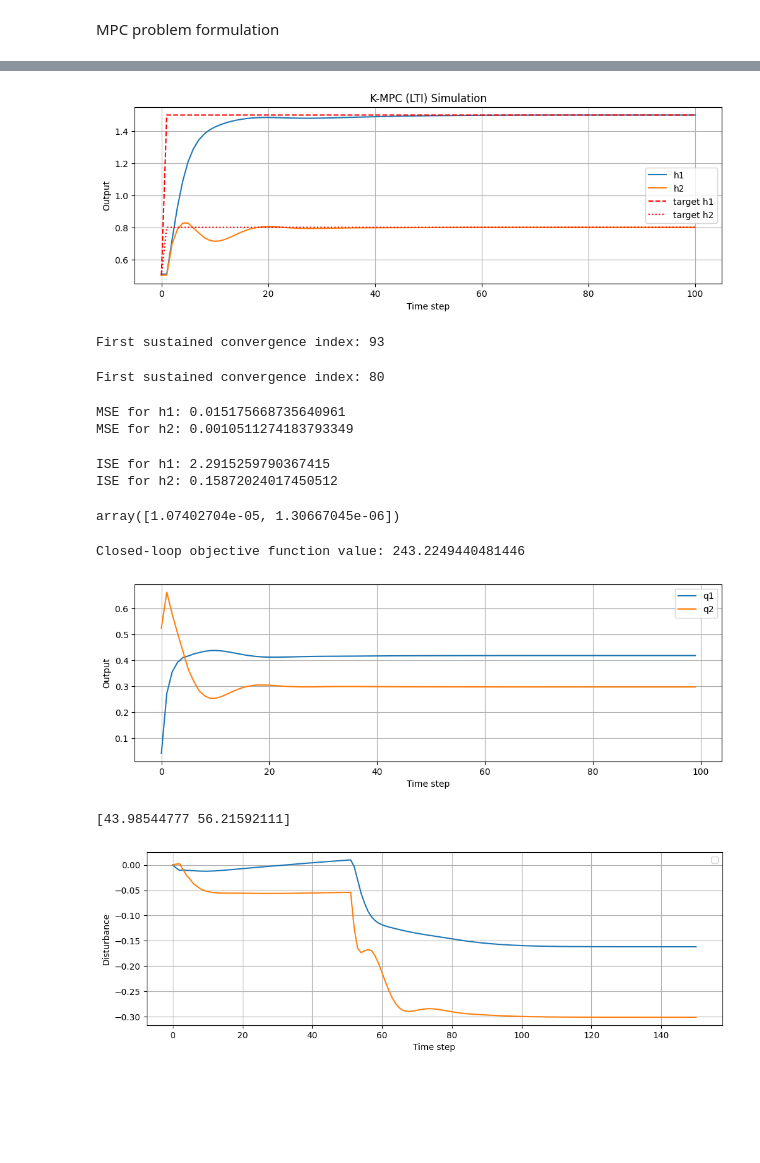
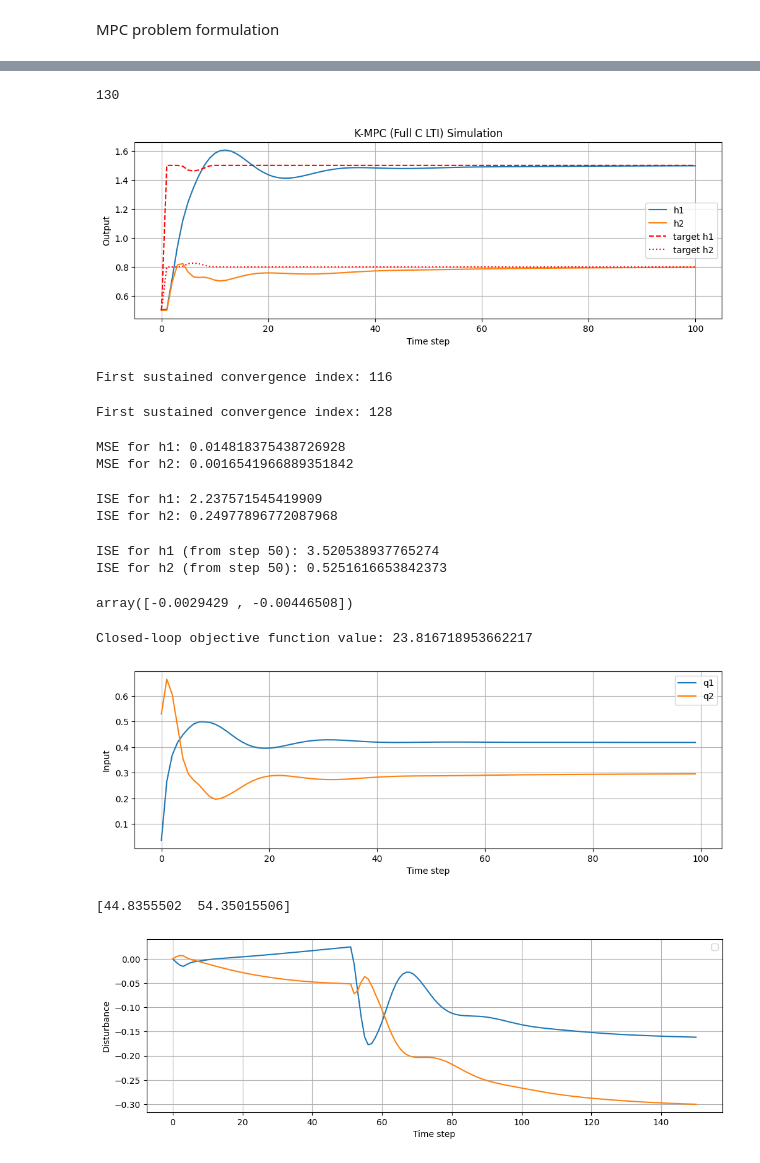
Before and after one commit to PatrikValabek/offset-free-koopman-mpc, a Jupyter notebook: offset_free_C.ipynb, the cells around one changed output, grey strips where cells are left out. Cells and saved outputs as stored; diff of their text form; code cells hidden in the pictures; blank space fills up the shorter version.

```diff
--- a/offset_free_C.ipynb
+++ b/offset_free_C.ipynb
@@ -251,6 +251,8 @@ user_limit
 # %%
+import time
 
 sim_time = 150
+optimal = 0
 Ts = 1
 z_sim = np.zeros((nz+nd, sim_time+1))
 y_sim = np.zeros((ny, sim_time+1))
@@ -258,23 +260,35 @@ u_sim = np.zeros((nu, sim_time))
 ys_sim = np.zeros((ny, sim_time+1))
 zs_sim = np.zeros((nz, sim_time+1))
 y_sp.value = scaler.transform(np.array([[0.5,0.5]]))[0]
+
+total_time_target = 0
+total_time_mpc = 0
+
+start_time_target = time.time()
 target_estimation.solve(solver=cp.GUROBI)
+end_time_target = time.time()
+print(f"Target estimation solve time: {end_time_target - start_time_target:.4f} seconds")
+total_time_target += end_time_target - start_time_target
 z_ref.value = z_s.value
 
 y_sim_descaled = np.zeros((ny, sim_time+1))
 u_sim_descaled = np.zeros((nu, sim_time))
-
 
 z_sim[:, 0] = z_est_.flatten()
 y_sim[:, 0] = y_start.flatten()
 ys_sim[:, 0] = y_s.value
 zs_sim[:, 0] = z_s.value
 y_sim_descaled[:, 0] = scaler.inverse_transform(y_sim[:, 0].reshape(1,-1))[0]
+
 for k in range(sim_time):
     if k == 50:
         y_sp.value = y_setpoint
     # solve MPC
+    start_time_mpc = time.time()
     mpc.solve(solver=cp.GUROBI)
+    end_time_mpc = time.time()
+    print(f"MPC solve time at step {k}: {end_time_mpc - start_time_mpc:.4f} seconds")
+    total_time_mpc += end_time_mpc - start_time_mpc
     u_sim[:, k] = u[:,0].value
     u_sim_descaled[:, k] = scalerU.inverse_transform(u_sim[:, k].reshape(1,-1))[0]
 
@@ -287,13 +301,21 @@ for k in range(sim_time):
     z_sim[:, k+1] = KF.step(u_sim[:, k], y_sim[:, k]).flatten()
 
     # update initial conditions
-    #y0.value = y_sim[:, k+1]
     z0.value = z_sim[:nz, k+1]
     d0.value = z_sim[nz:, k+1]
+    start_time_target = time.time()
     target_estimation.solve(solver=cp.GUROBI)
+    end_time_target = time.time()
+    print(f"Target estimation solve time at step {k}: {end_time_target - start_time_target:.4f} seconds")
+    total_time_target += end_time_target - start_time_target
     ys_sim[:, k+1] = y_s.value
     zs_sim[:, k+1] = z_s.value
     z_ref.value = z_s.value
     u_prev.value = u_sim[:, k]
     print(mpc.status)
+    if mpc.status == "optimal":
+        optimal += 1
+
+print(f"Total time spent in target estimation: {total_time_target:.4f} seconds")
+print(f"Total time spent in MPC solve: {total_time_mpc:.4f} seconds")
 # %% [output]
@@ -330,18 +458,22 @@ SolverError: Solver 'GUROBI' failed. Try another solver, or solve with verbose=T
+# %%
+optimal
+# %% [output]
+130
 # %%
 # plot results
 plt.figure(figsize=(12, 8))
 plt.subplot(2, 1, 1)
 plt.plot(y_sim_descaled[0,50:], label='h1')
 plt.plot(y_sim_descaled[1,50:], label='h2')
 plt.plot(scaler.inverse_transform(ys_sim.T).T[0,50:], color='red', linestyle='--', label='target h1')
 plt.plot(scaler.inverse_transform(ys_sim.T).T[1,50:], color='red', linestyle=':', label='target h2')
 plt.xlabel('Time step')
-plt.title('K-MPC (LTI) Simulation')
+plt.title('K-MPC (Full C LTI) Simulation')
 plt.ylabel('Output')
 plt.legend()
 plt.grid(True)
 # %% [output]
-[figure, old version]
+[figure, new version]
 # %%
 e = 0.01  # Tolerance
 
@@ -355,7 +487,7 @@ for i in range(len(y_sim[0])):
 else:
     print("No sustained convergence found.")
 # %% [output]
-First sustained convergence index: 93
+First sustained convergence index: 116
 # %%
 e = 0.01  # Tolerance
 
@@ -369,7 +501,7 @@ for i in range(len(y_sim[0])):
 else:
     print("No sustained convergence found.")
 # %% [output]
-First sustained convergence index: 80
+First sustained convergence index: 128
 # %%
 from sklearn.metrics import mean_squared_error
 
@@ -383,8 +515,8 @@ mse_h2 = mean_squared_error(ys_sim_descaled[1], y_sim_descaled[1])
 print(f"MSE for h1: {mse_h1}")
 print(f"MSE for h2: {mse_h2}")
 # %% [output]
-MSE for h1: 0.015175668735640961
-MSE for h2: 0.0010511274183793349
+MSE for h1: 0.014818375438726928
+MSE for h2: 0.0016541966889351842
 # %%
 from numpy import trapz
 
@@ -395,24 +527,37 @@ ise_h2 = trapz((ys_sim_descaled[1] - y_sim_descaled[1])**2)
 print(f"ISE for h1: {ise_h1}")
 print(f"ISE for h2: {ise_h2}")
 # %% [output]
-ISE for h1: 2.2915259790367415
-ISE for h2: 0.15872024017450512
+ISE for h1: 2.237571545419909
+ISE for h2: 0.24977896772087968
+# %%
+from numpy import trapz
+
+# Compute ISE for y_sim starting from step 50
+ise_h1 = trapz((y_sim[0, 50:] - y_setpoint[0])**2)
+ise_h2 = trapz((y_sim[1, 50:] - y_setpoint[1])**2)
+
+print(f"ISE for h1 (from step 50): {ise_h1}")
+print(f"ISE for h2 (from step 50): {ise_h2}")
+# %% [output]
+ISE for h1 (from step 50): 3.520538937765274
+ISE for h2 (from step 50): 0.5251616653842373
 # %%
 y_sim[:, k] - y_setpoint
 # %% [output]
-array([1.07402704e-05, 1.30667045e-06])
+array([-0.0029429 , -0.00446508])
 # %%
 # Compute the closed-loop value of the objective function
 
 objective_value = 0
 for k in range(50,sim_time):
     y_diff = y_sim[:, k] - y_setpoint
-    u_diff = u_sim[:, k]
-    objective_value += y_diff.T @ Qy @ y_diff + u_diff.T @ Qu @ u_diff
+    u_diff = u_sim[:, k]-u_sim[:, k-1]
+    objective_value += y_diff.T @ Qy @ y_diff
+    #objective_value += u_diff.T @ Qu @ u_diff
 
 print(f"Closed-loop objective function value: {objective_value}")
 # %% [output]
-Closed-loop objective function value: 243.2249440481446
+Closed-loop objective function value: 23.816718953662217
 # %%
 # plot results
 plt.figure(figsize=(12, 8))
@@ -420,16 +565,16 @@ plt.subplot(2, 1, 1)
 plt.plot(u_sim_descaled[0,50:], label='q1')
 plt.plot(u_sim_descaled[1,50:], label='q2')
 plt.xlabel('Time step')
-plt.ylabel('Output')
+plt.ylabel('Input')
 plt.legend()
 plt.grid(True)
 # %% [output]
-[figure, old version]
+[figure, new version]
 # %%
 u_sum_abs = np.sum(np.abs(u_sim_descaled), axis=1)
 print(u_sum_abs)
 # %% [output]
-[43.98544777 56.21592111]
+[44.8355502  54.35015506]
 # %%
 plt.figure(figsize=(12, 8))
 plt.subplot(2, 1, 1)
@@ -439,7 +584,7 @@ plt.ylabel('Disturbance')
 plt.legend()
 plt.grid(True)
 # %% [output]
-[figure, old version]
+[figure, new version]
 # %%
 plt.figure(figsize=(12, 8))
 plt.subplot(2, 1, 1)
```
Also changed, not shown: parts of 5 cells of this notebook, 23 other files.
